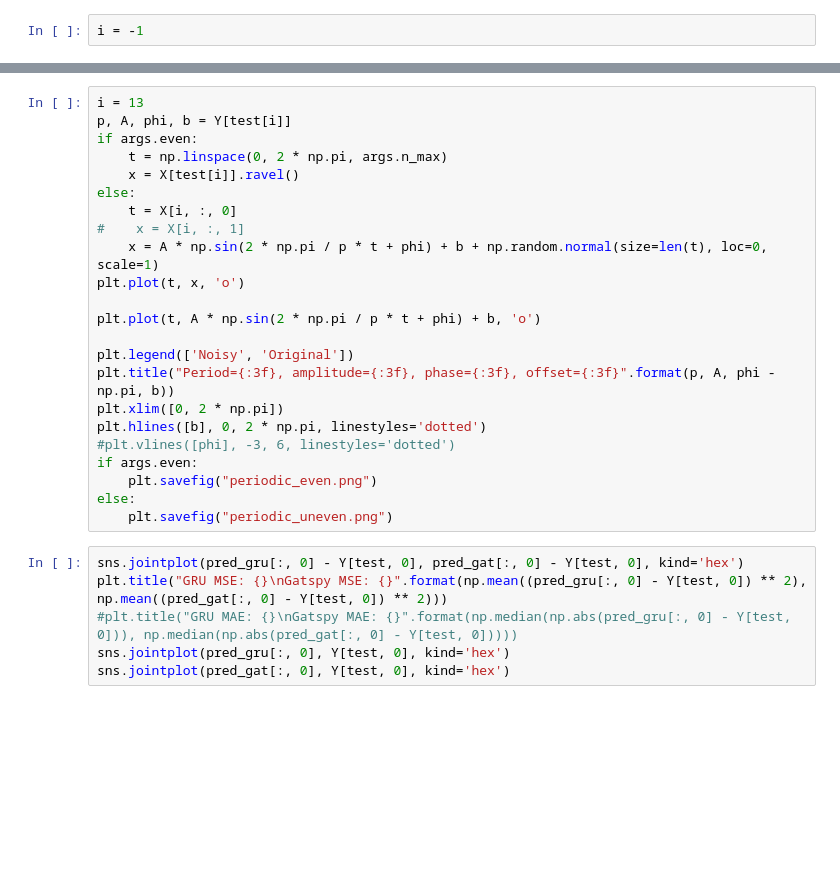
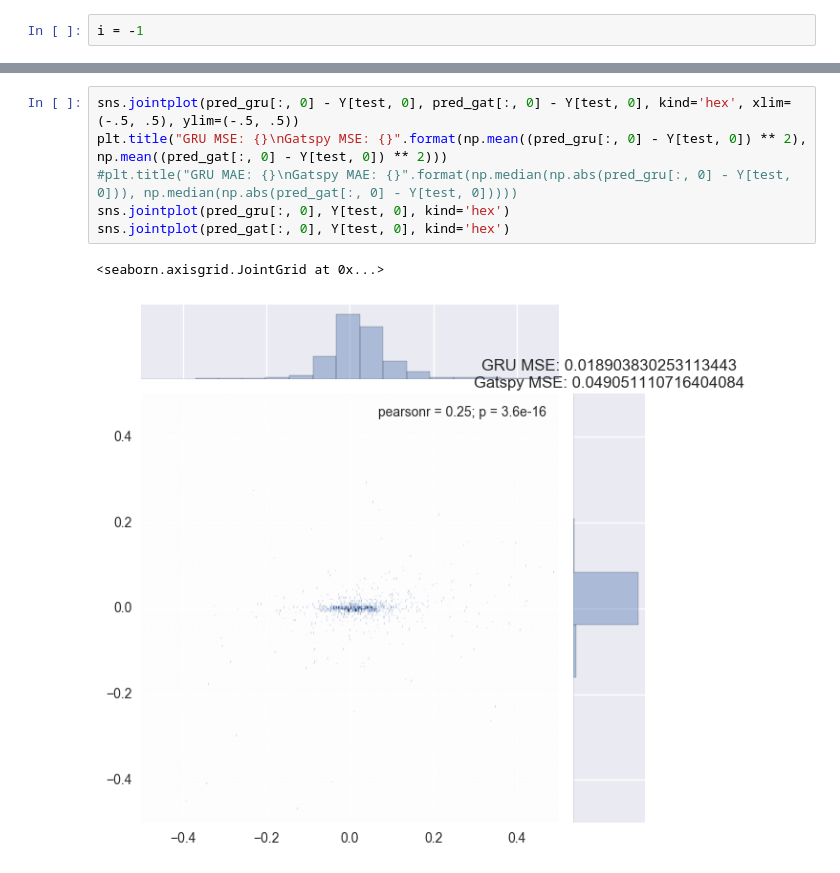
Before and after one commit to bnaul/timeflow, a Jupyter notebook: period.ipynb, the cells around one changed output, grey strips where cells are left out. Cells and saved outputs as stored; diff of their text form; blank space fills up the shorter version.

```diff
--- a/period.ipynb
+++ b/period.ipynb
@@ -92,29 +118,9 @@ plt.title("True ({:3f}, {:3f}, {:3f}, {:3f}), GRU ({:3f}, {:3f}, {:3f}, {:3f}),
-# %%
-i = 13
-p, A, phi, b = Y[test[i]]
-if args.even:
-    t = np.linspace(0, 2 * np.pi, args.n_max)
-    x = X[test[i]].ravel()
-else:
-    t = X[i, :, 0]
-#    x = X[i, :, 1]
-    x = A * np.sin(2 * np.pi / p * t + phi) + b + np.random.normal(size=len(t), loc=0, scale=1)
-plt.plot(t, x, 'o')
-
-plt.plot(t, A * np.sin(2 * np.pi / p * t + phi) + b, 'o')
-
-plt.legend(['Noisy', 'Original'])
-plt.title("Period={:3f}, amplitude={:3f}, phase={:3f}, offset={:3f}".format(p, A, phi - np.pi, b))
-plt.xlim([0, 2 * np.pi])
-plt.hlines([b], 0, 2 * np.pi, linestyles='dotted')
-#plt.vlines([phi], -3, 6, linestyles='dotted')
-if args.even:
-    plt.savefig("periodic_even.png")
-else:
-    plt.savefig("periodic_uneven.png")
 # %%
-sns.jointplot(pred_gru[:, 0] - Y[test, 0], pred_gat[:, 0] - Y[test, 0], kind='hex')
+sns.jointplot(pred_gru[:, 0] - Y[test, 0], pred_gat[:, 0] - Y[test, 0], kind='hex', xlim=(-.5, .5), ylim=(-.5, .5))
 plt.title("GRU MSE: {}\nGatspy MSE: {}".format(np.mean((pred_gru[:, 0] - Y[test, 0]) ** 2), np.mean((pred_gat[:, 0] - Y[test, 0]) ** 2)))
 #plt.title("GRU MAE: {}\nGatspy MAE: {}".format(np.median(np.abs(pred_gru[:, 0] - Y[test, 0])), np.median(np.abs(pred_gat[:, 0] - Y[test, 0]))))
 sns.jointplot(pred_gru[:, 0], Y[test, 0], kind='hex')
 sns.jointplot(pred_gat[:, 0], Y[test, 0], kind='hex')
+# %% [output]
+<seaborn.axisgrid.JointGrid at 0x...>
+[figure, added]
```
Also changed, not shown: parts of 6 cells of this notebook, 3 other files.
